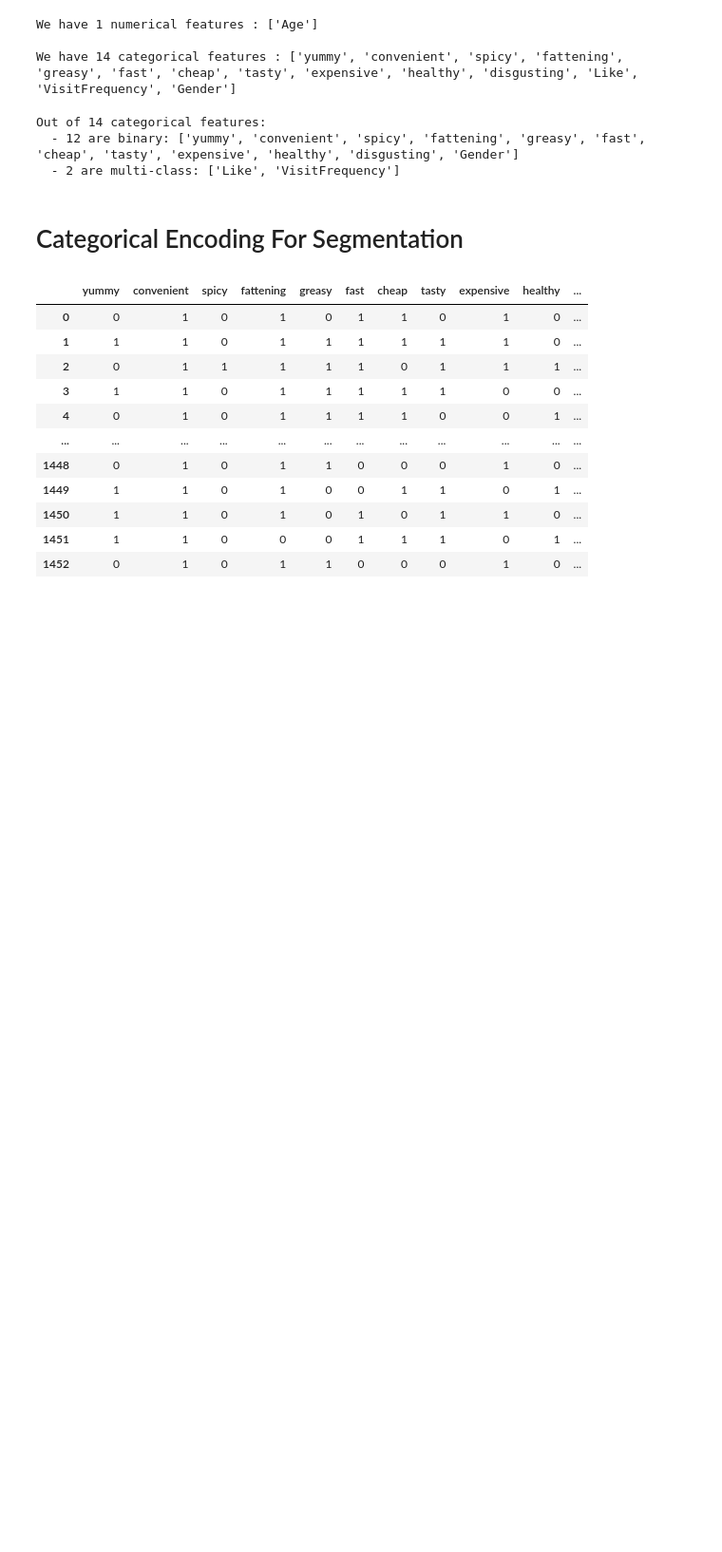
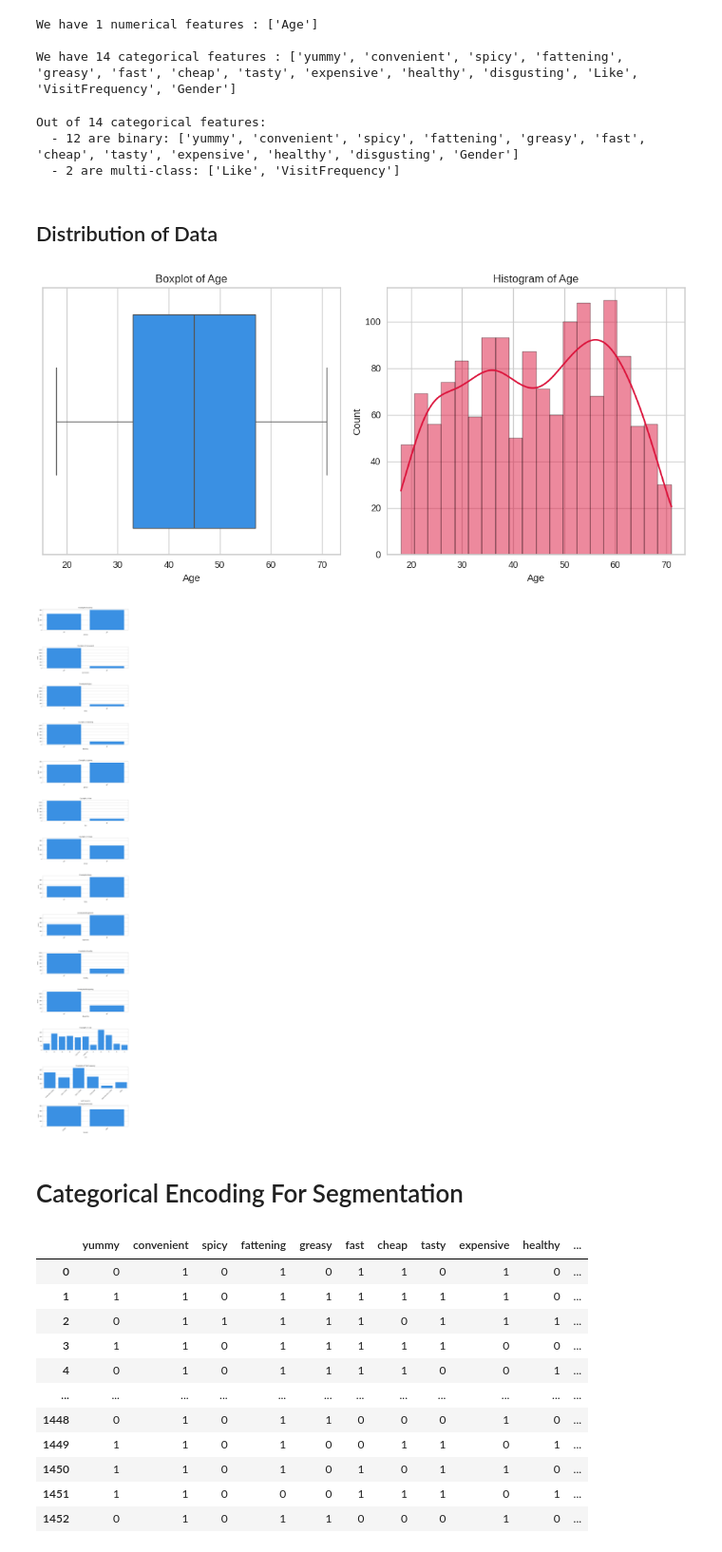
Before and after one commit to VishNikhil01/Market_Segmentaion_Analysis, a Jupyter notebook: Market_Segmentation_McDonnel_Case_Study.ipynb, the cells around one changed output. Shown at 95% size. Saved outputs shown, nothing was run; the diff lists cells and outputs as text; code cells hidden in the pictures; blank space fills up the shorter version.

```diff
--- a/Market_Segmentation_McDonnel_Case_Study.ipynb
+++ b/Market_Segmentation_McDonnel_Case_Study.ipynb
@@ -124,6 +124,29 @@ print('  - {} are multi-class: {}'.format(len(multi_class_categoricals), multi_c
 Out of 14 categorical features:
   - 12 are binary: ['yummy', 'convenient', 'spicy', 'fattening', 'greasy', 'fast', 'cheap', 'tasty', 'expensive', 'healthy', 'disgusting', 'Gender']
   - 2 are multi-class: ['Like', 'VisitFrequency']
+# %% [markdown]
+## Distribution of Data
+# %%
+num = df.select_dtypes(include='number').columns
+cat = df.select_dtypes(include=['object','category']).columns
+
+fig, ax = plt.subplots(len(num), 2, figsize=(10, 5*len(num)), squeeze=False)
+for i, col in enumerate(num):
+    sns.boxplot(x=df[col], ax=ax[i,0], color='#1E90FF')
+    ax[i,0].set_title(f'Boxplot of {col}')
+    sns.histplot(x=df[col], ax=ax[i,1], bins=20, kde=True, color='#DC143C')
+    ax[i,1].set_title(f'Histogram of {col}')
+plt.tight_layout()
+
+fig, ax = plt.subplots(len(cat), 1, figsize=(10, 4*len(cat)), squeeze=False)
+for i, col in enumerate(cat):
+    sns.countplot(x=df[col], ax=ax[i,0], color='#1E90FF')
+    ax[i,0].set_title(f'Countplot of {col}')
+    ax[i,0].tick_params(axis='x', rotation=45)
+plt.tight_layout()
+# %% [output]
+[figure, added]
+[figure, added]
 # %% [markdown]
 # Categorical Encoding For Segmentation
 # %%
```
Also changed, not shown: parts of 1 cell of this notebook.
